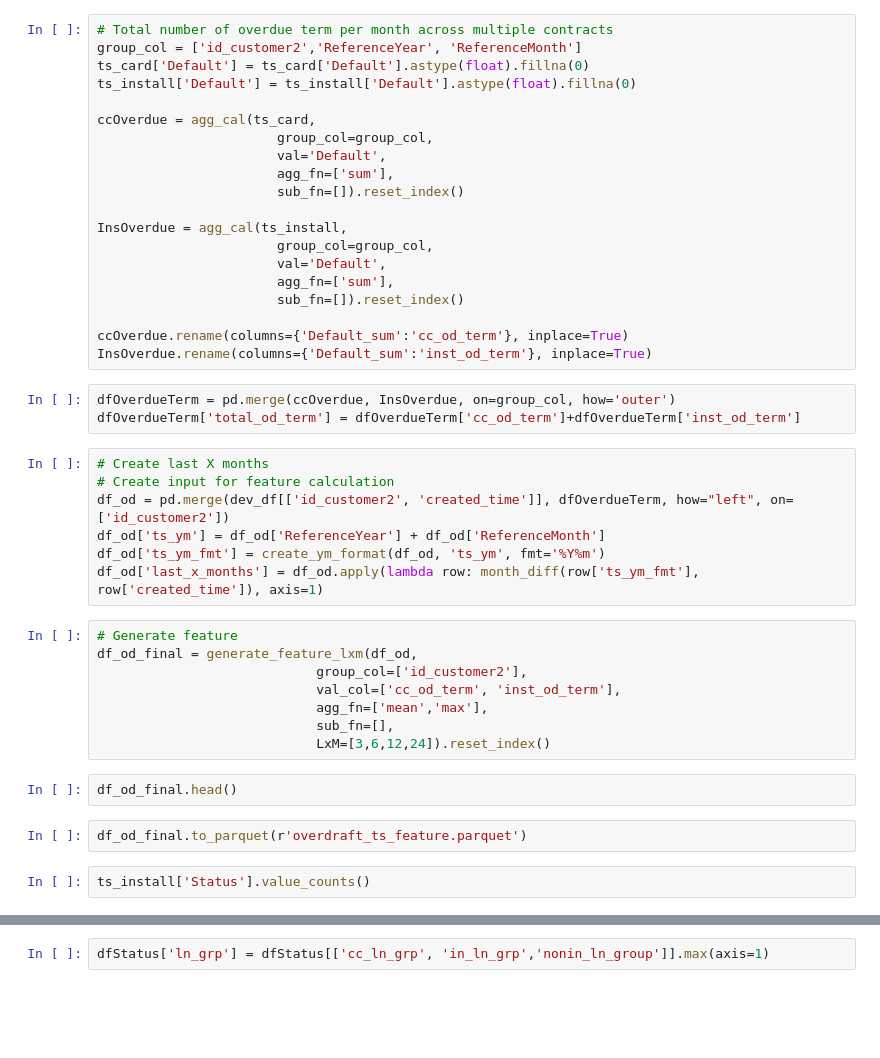
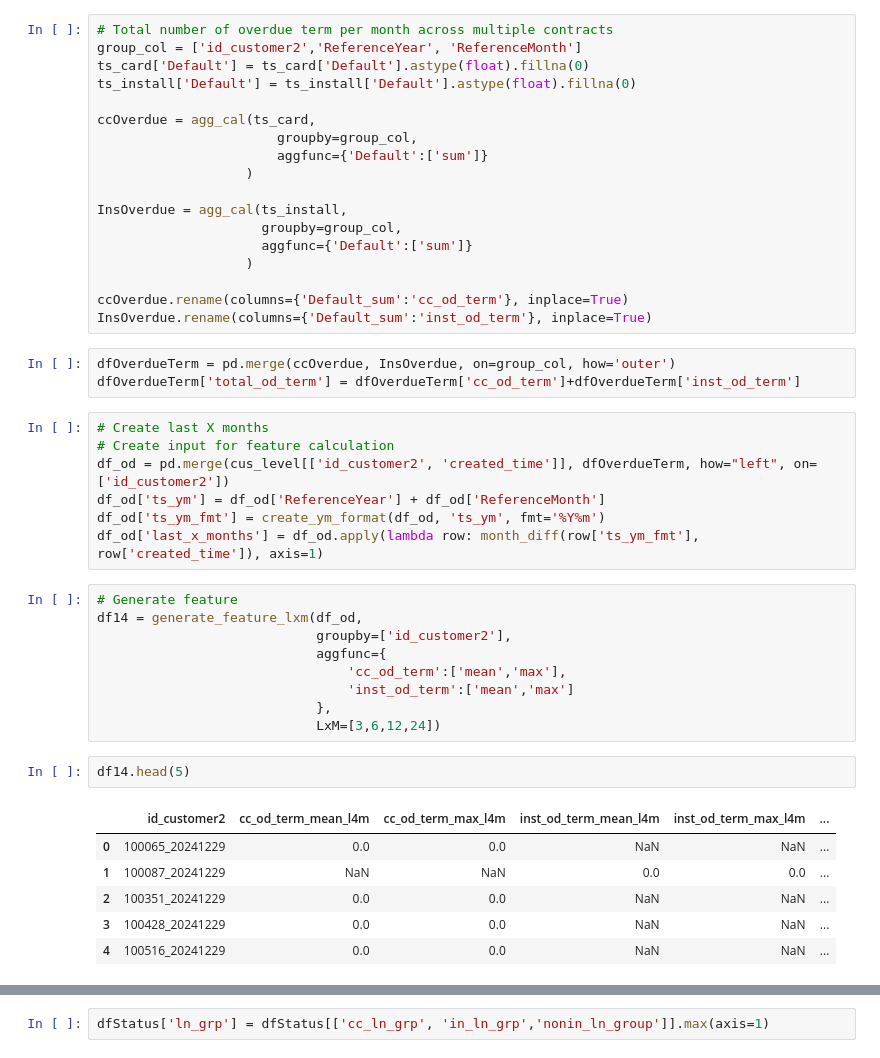
Before and after one commit to Nampq281/ds_template, a Jupyter notebook: Feature_engineer.ipynb, the cells around one changed output, grey strips where cells are left out. Drawn from its saved outputs; the diff is of its cells as text; blank space fills up the shorter version.

```diff
--- a/Feature_engineer.ipynb
+++ b/Feature_engineer.ipynb
@@ -818,16 +804,14 @@ ts_card['Default'] = ts_card['Default'].astype(float).fillna(0)
 ts_install['Default'] = ts_install['Default'].astype(float).fillna(0)
 
 ccOverdue = agg_cal(ts_card,
-                       group_col=group_col,
-                       val='Default',
-                       agg_fn=['sum'],
-                       sub_fn=[]).reset_index()
+                       groupby=group_col,
+                       aggfunc={'Default':['sum']}
+                   )
 
 InsOverdue = agg_cal(ts_install,
-                       group_col=group_col,
-                       val='Default',
-                       agg_fn=['sum'],
-                       sub_fn=[]).reset_index()
+                     groupby=group_col,
+                     aggfunc={'Default':['sum']}
+                   )
 
 ccOverdue.rename(columns={'Default_sum':'cc_od_term'}, inplace=True)
 InsOverdue.rename(columns={'Default_sum':'inst_od_term'}, inplace=True)
@@ -837,24 +821,28 @@ dfOverdueTerm['total_od_term'] = dfOverdueTerm['cc_od_term']+dfOverdueTerm['inst
 # %%
 # Create last X months
 # Create input for feature calculation
-df_od = pd.merge(dev_df[['id_customer2', 'created_time']], dfOverdueTerm, how="left", on=['id_customer2'])
+df_od = pd.merge(cus_level[['id_customer2', 'created_time']], dfOverdueTerm, how="left", on=['id_customer2'])
 df_od['ts_ym'] = df_od['ReferenceYear'] + df_od['ReferenceMonth']
 df_od['ts_ym_fmt'] = create_ym_format(df_od, 'ts_ym', fmt='%Y%m')
 df_od['last_x_months'] = df_od.apply(lambda row: month_diff(row['ts_ym_fmt'], row['created_time']), axis=1)
 # %%
 # Generate feature
-df_od_final = generate_feature_lxm(df_od,
-                            group_col=['id_customer2'],
-                            val_col=['cc_od_term', 'inst_od_term'],
-                            agg_fn=['mean','max'],
-                            sub_fn=[],
-                            LxM=[3,6,12,24]).reset_index()
+df14 = generate_feature_lxm(df_od,
+                            groupby=['id_customer2'],
+                            aggfunc={
+                                'cc_od_term':['mean','max'],
+                                'inst_od_term':['mean','max']
+                            },
+                            LxM=[3,6,12,24])
 # %%
-df_od_final.head()
+df14.head(5)
+# %% [output]
+|  | id_customer2 | cc_od_term_mean_l4m | cc_od_term_max_l4m | inst_od_term_mean_l4m | inst_od_term_max_l4m | ... |
+| 0 | 100065_20241229 | 0.0 | 0.0 | NaN | NaN | ... |
+| 1 | 100087_20241229 | NaN | NaN | 0.0 | 0.0 | ... |
+| 2 | 100351_20241229 | 0.0 | 0.0 | NaN | NaN | ... |
+| 3 | 100428_20241229 | 0.0 | 0.0 | NaN | NaN | ... |
+| 4 | 100516_20241229 | 0.0 | 0.0 | NaN | NaN | ... |
-# %%
-df_od_final.to_parquet(r'overdraft_ts_feature.parquet')
-# %%
-ts_install['Status'].value_counts()
 # %%
 # Total number of overdue term per month across multiple contracts
 group_col = ['id_customer2','ReferenceYear', 'ReferenceMonth']
```
Also changed, not shown: parts of 81 cells of this notebook, 1 other file.
